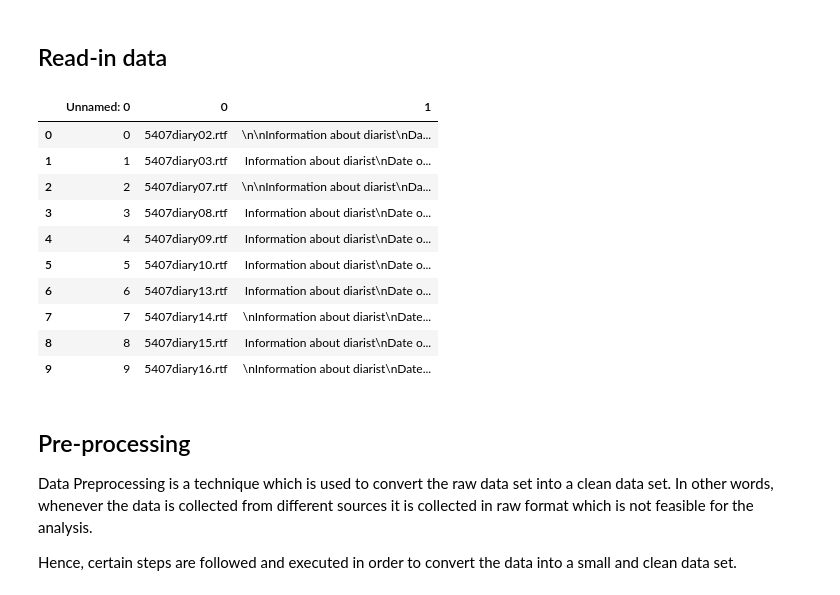
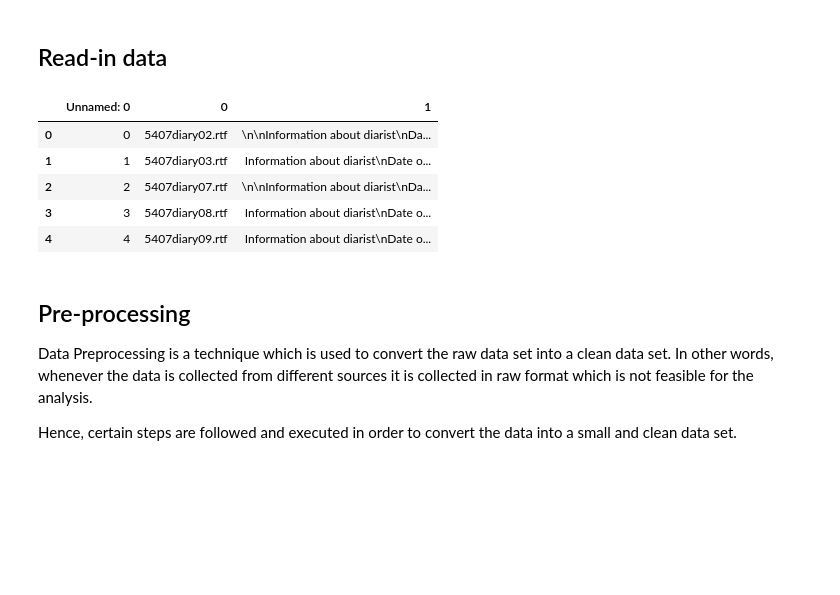
Before and after one commit to UKDataServiceOpen/Text-Mining-Health, a Jupyter notebook: Python_code/Processing.ipynb, the cells around one changed output. Cells and saved outputs as stored; diff of their text form; code cells hidden in the pictures; blank space fills up the shorter version.

```diff
--- a/Python_code/Processing.ipynb
+++ b/Python_code/Processing.ipynb
@@ -36,21 +46,16 @@ import autocorrect
 # We create a variable 'df' and use pd.read_csv(filepath) to convert the csv file into a DataFrame
 df = pd.read_csv('Data/text.csv')
 # %%
-# Let's view the first 10 rows of the dataset
-df.head(10)
+# Let's view the first 5 rows of the dataset
+df.head(5)
 # the default of head() is to print the first 5 rows
 # %% [output]
 |  | Unnamed: 0 | 0 | 1 |
 | 0 | 0 | 5407diary02.rtf | \n\nInformation about diarist\nDa... |
 | 1 | 1 | 5407diary03.rtf | Information about diarist\nDate o... |
 | 2 | 2 | 5407diary07.rtf | \n\nInformation about diarist\nDa... |
 | 3 | 3 | 5407diary08.rtf | Information about diarist\nDate o... |
 | 4 | 4 | 5407diary09.rtf | Information about diarist\nDate o... |
-| 5 | 5 | 5407diary10.rtf | Information about diarist\nDate o... |
-| 6 | 6 | 5407diary13.rtf | Information about diarist\nDate o... |
-| 7 | 7 | 5407diary14.rtf | \nInformation about diarist\nDate... |
-| 8 | 8 | 5407diary15.rtf | Information about diarist\nDate o... |
-| 9 | 9 | 5407diary16.rtf | \nInformation about diarist\nDate... |
 # %% [markdown]
 ## Pre-processing
 
```
Also changed, not shown: parts of 22 cells of this notebook, 2 other files.
